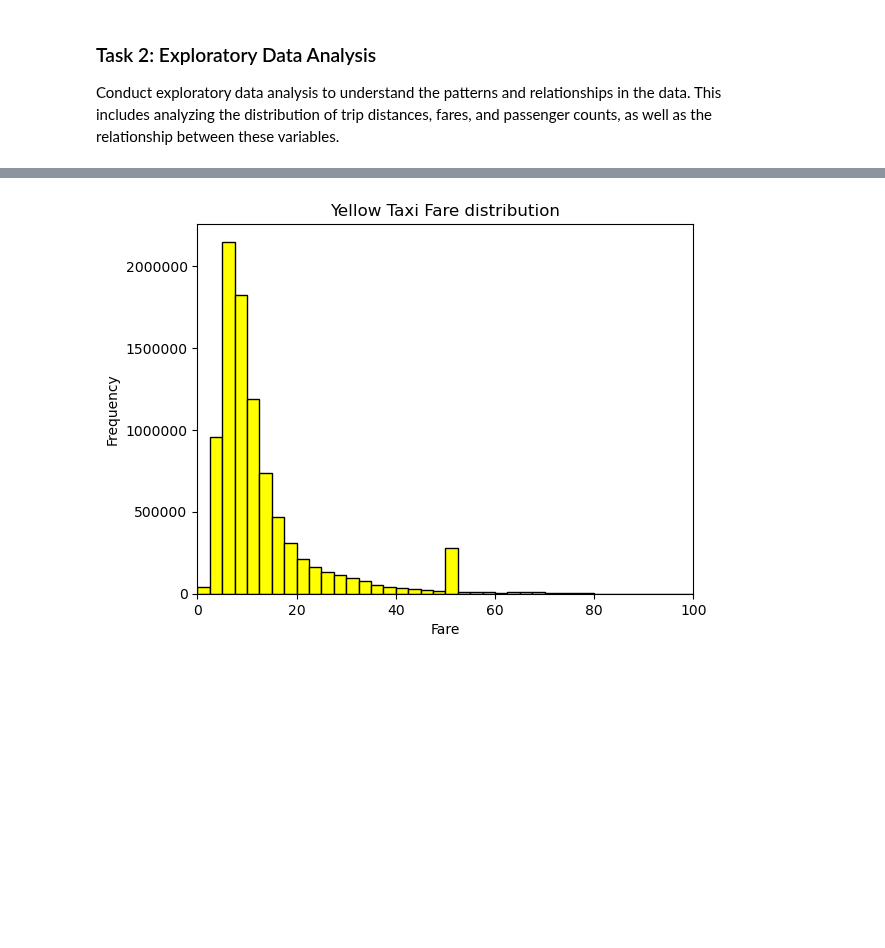
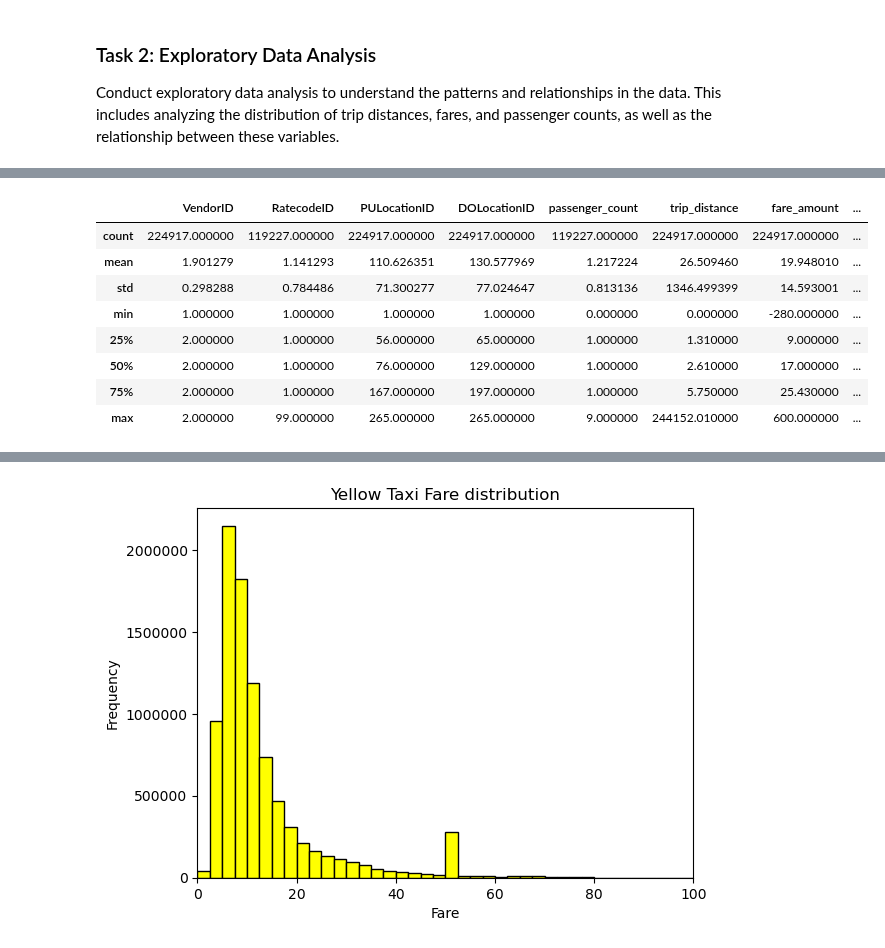
Before and after one commit to HatzeDJ/62444-Repository, a Jupyter notebook: 4_temporal_spatial_data_analysis.ipynb, the cells around one changed output, grey strips where cells are left out. Drawn from its saved outputs; the diff is of its cells as text; code cells hidden in the pictures; blank space fills up the shorter version.

```diff
--- a/4_temporal_spatial_data_analysis.ipynb
+++ b/4_temporal_spatial_data_analysis.ipynb
@@ -89,0 +103,13 @@ Conduct exploratory data analysis to understand the patterns and relationships i
+# %%
+#Make summary of green dataset
+df_green.describe()
+# %% [output]
+|  | VendorID | RatecodeID | PULocationID | DOLocationID | passenger_count | trip_distance | fare_amount | ... |
+| count | 224917.000000 | 119227.000000 | 224917.000000 | 224917.000000 | 119227.000000 | 224917.000000 | 224917.000000 | ... |
+| mean | 1.901279 | 1.141293 | 110.626351 | 130.577969 | 1.217224 | 26.509460 | 19.948010 | ... |
+| std | 0.298288 | 0.784486 | 71.300277 | 77.024647 | 0.813136 | 1346.499399 | 14.593001 | ... |
+| min | 1.000000 | 1.000000 | 1.000000 | 1.000000 | 0.000000 | 0.000000 | -280.000000 | ... |
+| 25% | 2.000000 | 1.000000 | 56.000000 | 65.000000 | 1.000000 | 1.310000 | 9.000000 | ... |
+| 50% | 2.000000 | 1.000000 | 76.000000 | 129.000000 | 1.000000 | 2.610000 | 17.000000 | ... |
+| 75% | 2.000000 | 1.000000 | 167.000000 | 197.000000 | 1.000000 | 5.750000 | 25.430000 | ... |
+| max | 2.000000 | 99.000000 | 265.000000 | 265.000000 | 9.000000 | 244152.010000 | 600.000000 | ... |
```
Also changed, not shown: parts of 6 cells of this notebook.
